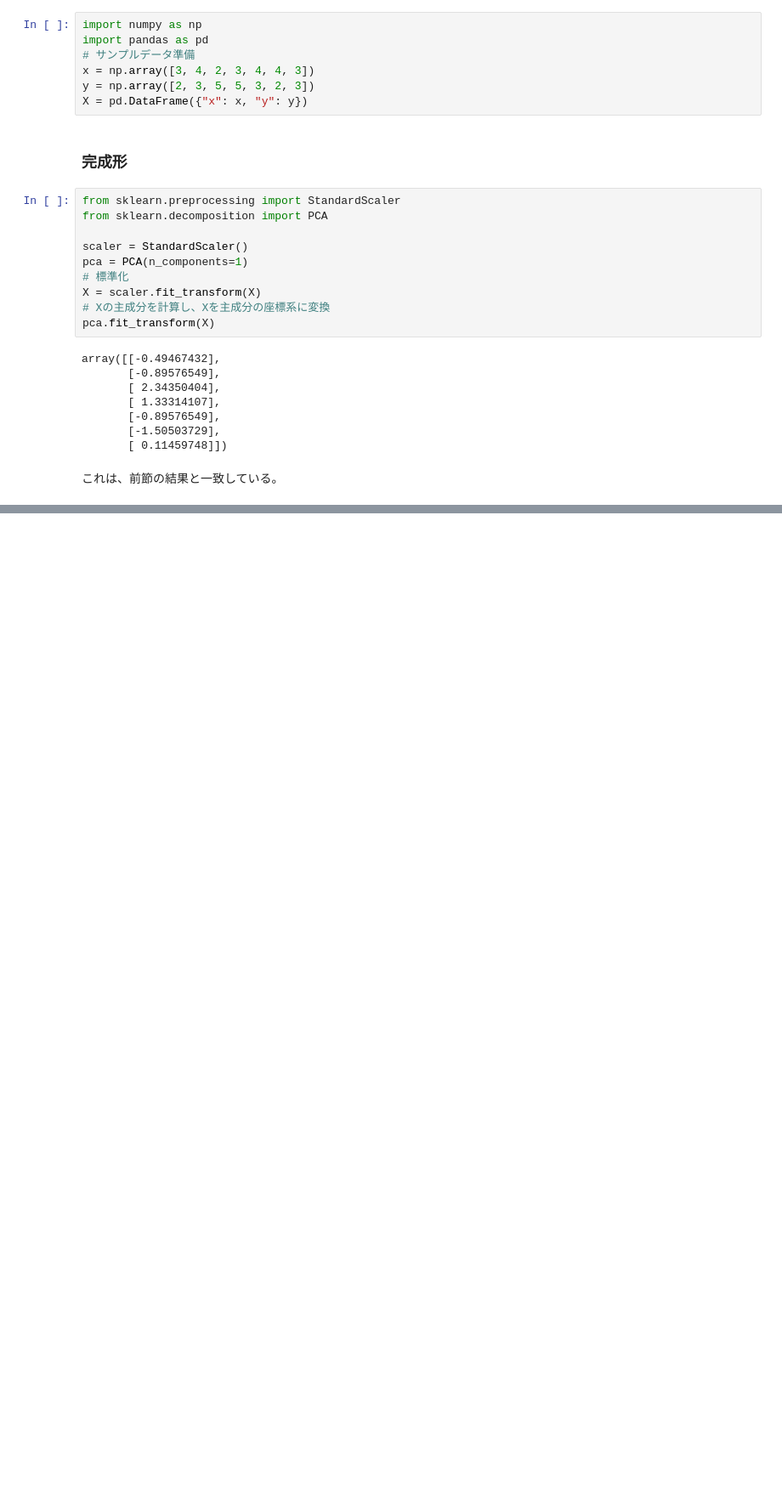
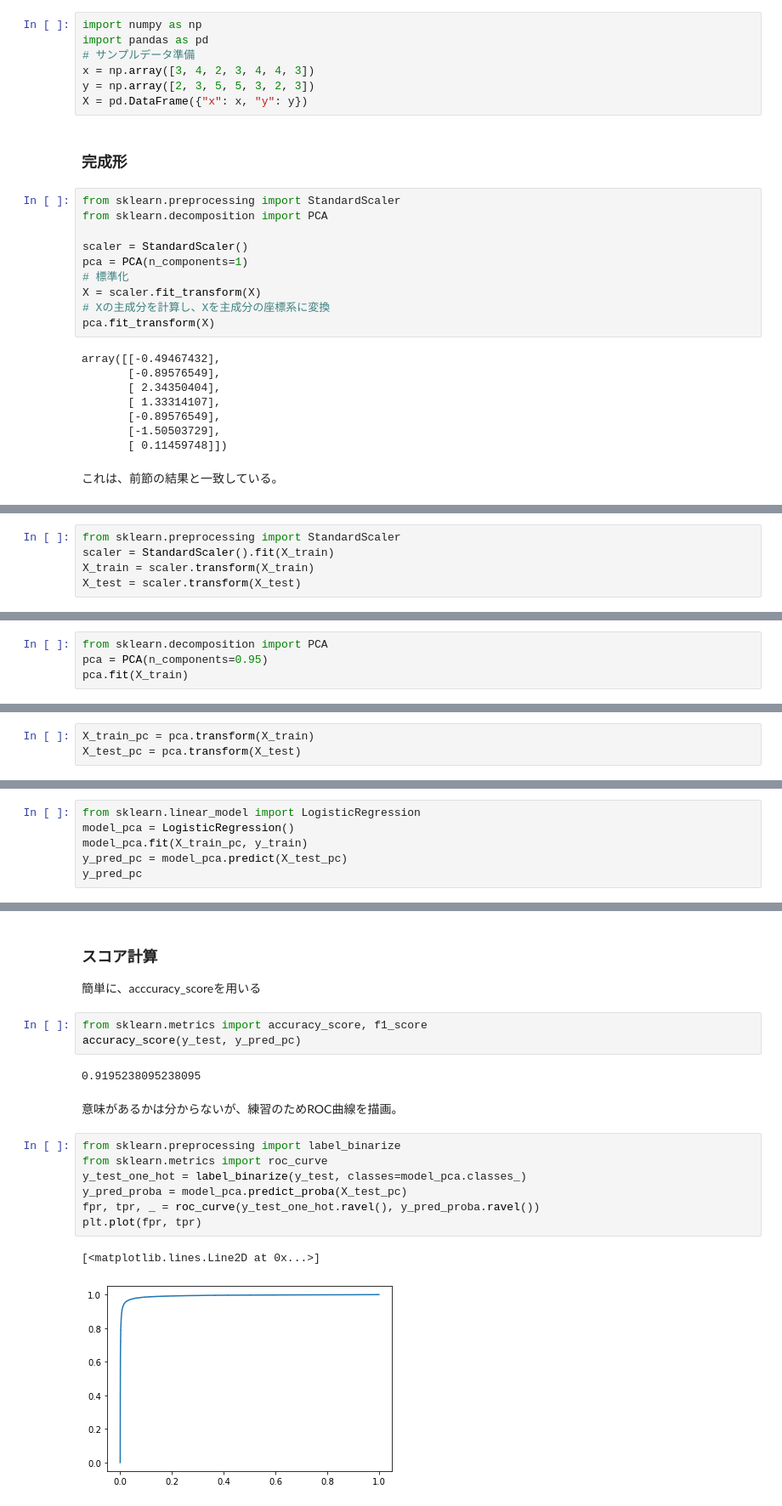
Before and after one commit to Masuo-4/MachineLearning, a Jupyter notebook: PCA(主成分分析).ipynb, the cells around one changed output, grey strips where cells are left out. Shown: that part at 85% size. Drawn from its saved outputs; the diff is of its cells as text; blank space fills up the shorter version.

```diff
--- a/PCA(主成分分析).ipynb
+++ b/PCA(主成分分析).ipynb
@@ -230,0 +364,5 @@ array([[-0.49467432],
+# %%
+from sklearn.preprocessing import StandardScaler
+scaler = StandardScaler().fit(X_train)
+X_train = scaler.transform(X_train)
+X_test = scaler.transform(X_test)
@@ -230,0 +386,4 @@ array([[-0.49467432],
+# %%
+from sklearn.decomposition import PCA
+pca = PCA(n_components=0.95)
+pca.fit(X_train)
@@ -230,0 +392,3 @@ array([[-0.49467432],
+# %%
+X_train_pc = pca.transform(X_train)
+X_test_pc = pca.transform(X_test)
@@ -230,0 +401,6 @@ array([[-0.49467432],
+# %%
+from sklearn.linear_model import LogisticRegression
+model_pca = LogisticRegression()
+model_pca.fit(X_train_pc, y_train)
+y_pred_pc = model_pca.predict(X_test_pc)
+y_pred_pc
@@ -230,0 +416,20 @@ array([[-0.49467432],
+# %% [markdown]
+### スコア計算
+簡単に、acccuracy_scoreを用いる
+# %%
+from sklearn.metrics import accuracy_score, f1_score
+accuracy_score(y_test, y_pred_pc)
+# %% [output]
+0.9195238095238095
+# %% [markdown]
+意味があるかは分からないが、練習のためROC曲線を描画。
+# %%
+from sklearn.preprocessing import label_binarize
+from sklearn.metrics import roc_curve
+y_test_one_hot = label_binarize(y_test, classes=model_pca.classes_)
+y_pred_proba = model_pca.predict_proba(X_test_pc)
+fpr, tpr, _ = roc_curve(y_test_one_hot.ravel(), y_pred_proba.ravel())
+plt.plot(fpr, tpr)
+# %% [output]
+[<matplotlib.lines.Line2D at 0x...>]
+[figure, added]
```
Also changed, not shown: parts of 33 cells of this notebook.
